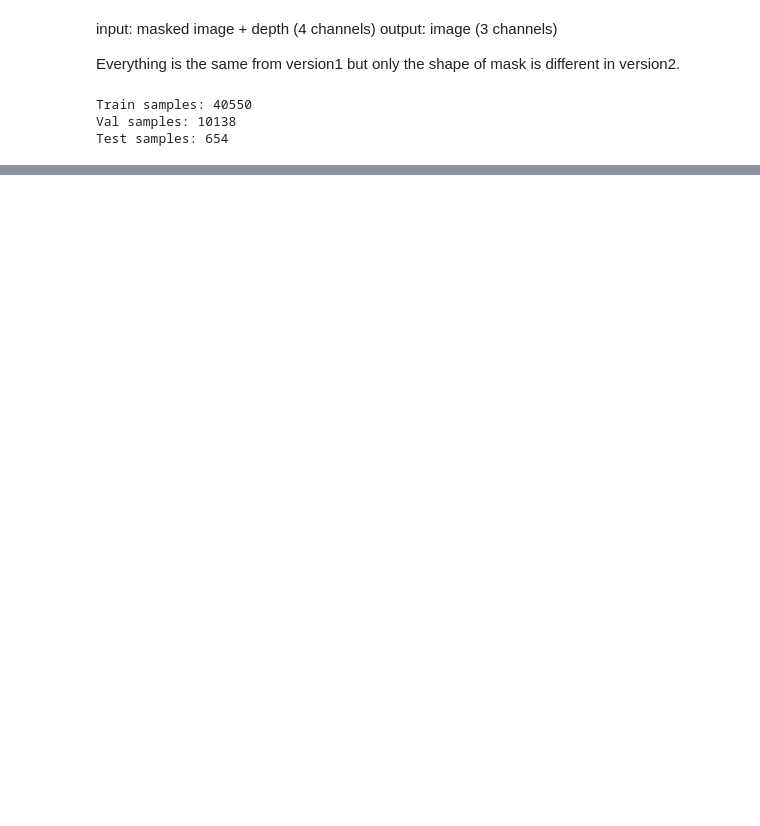
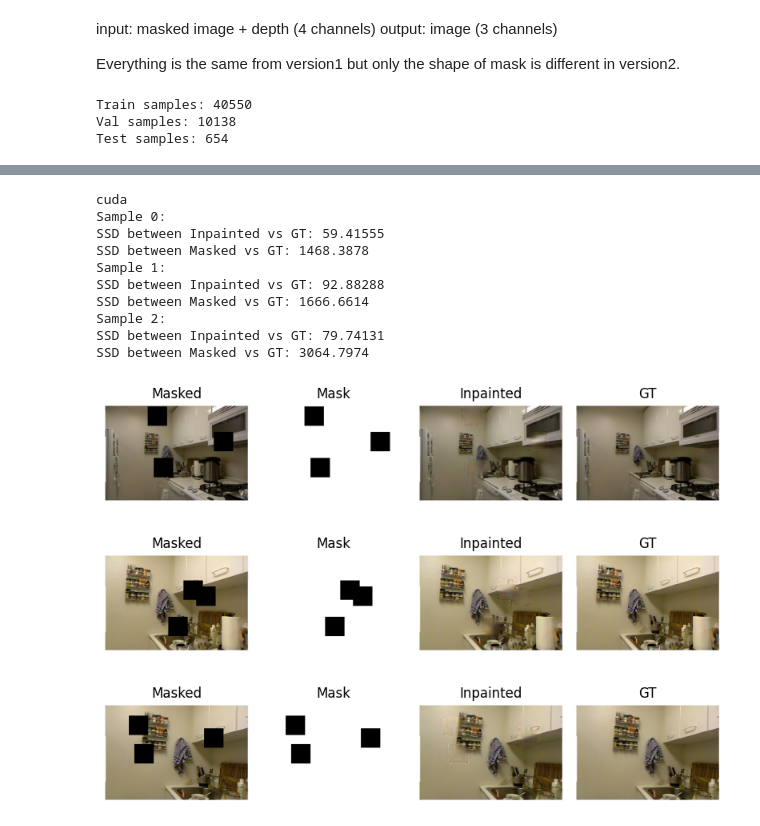
Before and after one commit to 7201krap/CSCE748_Computational-Photography, a Jupyter notebook: version/partial_conv.ipynb, the cells around one changed output, grey strips where cells are left out. Drawn from its saved outputs; the diff is of its cells as text; code cells hidden in the pictures; blank space fills up the shorter version.

```diff
--- a/version/partial_conv.ipynb
+++ b/version/partial_conv.ipynb
@@ -293,7 +314,7 @@ cuda
 device = torch.device("mps" if torch.backends.mps.is_available() else "cuda" if torch.cuda.is_available() else "cpu")
 print(device)
 model = InpaintingModel(input_channels=4, output_channels=4).to(device)
-model.load_state_dict(torch.load("nyu_inpainting.pth", map_location=device))
+model.load_state_dict(torch.load("nyu_inpainting_depth.pth", map_location=device))
 model.eval()
 
 # Visualization: select a few samples from the test dataset.
@@ -315,30 +336,42 @@ with torch.no_grad():
 fig, axs = plt.subplots(nrows=rows, ncols=4, figsize=(8, 2*rows))
 for i in range(rows):
     # For display, we show only the RGB part (channels 0-2).
     masked_np = masked_images[i][:3].permute(1, 2, 0).cpu().numpy()
     mask_np = masks[i].squeeze(0).cpu().numpy()
     inpainted_np = inpainted_images[i][:3].permute(1, 2, 0).cpu().numpy()
     gt_color = sample_labels[i][:3].permute(1, 2, 0).cpu().numpy()
 
     print(f"Sample {i}:")
     print("SSD between Inpainted vs GT:", np.sum((inpainted_np - gt_color)**2))
     print("SSD between Masked vs GT:", np.sum((masked_np - gt_color)**2))
 
     axs[i, 0].imshow(masked_np)
     axs[i, 0].set_title("Masked")
     axs[i, 0].axis("off")
 
     axs[i, 1].imshow(mask_np, cmap="gray")
     axs[i, 1].set_title("Mask")
     axs[i, 1].axis("off")
 
     axs[i, 2].imshow(inpainted_np)
     axs[i, 2].set_title("Inpainted")
     axs[i, 2].axis("off")
 
     axs[i, 3].imshow(gt_color)
     axs[i, 3].set_title("GT")
     axs[i, 3].axis("off")
 
 plt.tight_layout()
 plt.show()
+# %% [output]
+cuda
+Sample 0:
+SSD between Inpainted vs GT: 59.41555
+SSD between Masked vs GT: 1468.3878
+Sample 1:
+SSD between Inpainted vs GT: 92.88288
+SSD between Masked vs GT: 1666.6614
+Sample 2:
+SSD between Inpainted vs GT: 79.74131
+SSD between Masked vs GT: 3064.7974
+[figure, added]
```
Also changed, not shown: parts of 3 cells of this notebook, 2 other files.
